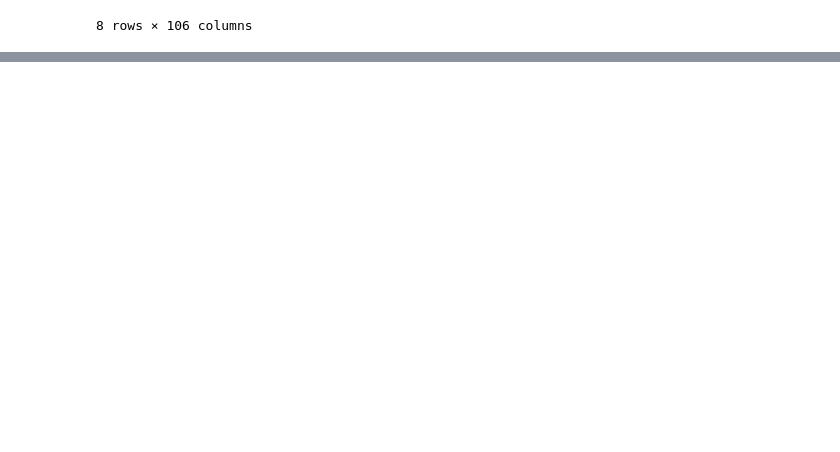
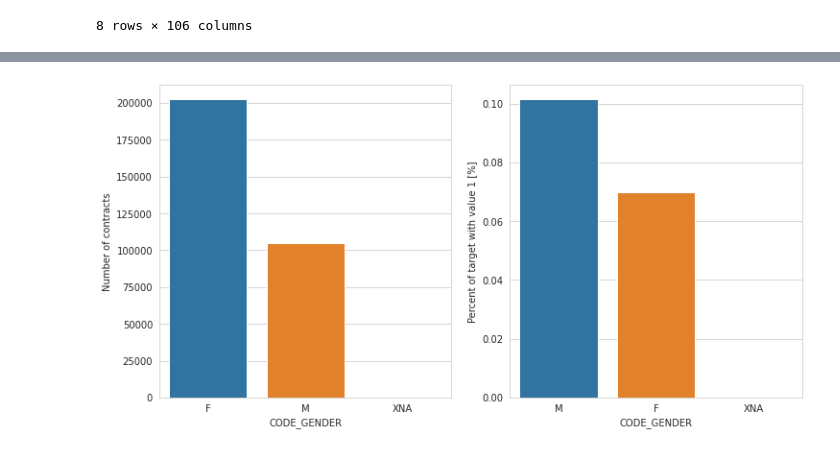
Before and after one commit to maralerdene/DIVER, a Jupyter notebook: Credit_Information_Analysis.ipynb, the cells around one changed output, grey strips where cells are left out. Cells and saved outputs as stored; diff of their text form; code cells hidden in the pictures; blank space fills up the shorter version.

```diff
--- a/Credit_Information_Analysis.ipynb
+++ b/Credit_Information_Analysis.ipynb
@@ -55,0 +222,5 @@ df.isnull().sum()
+# %%
+# MALE OR FEMALE
+plot_stats('CODE_GENDER')
+# %% [output]
+[figure, added]
```
Also changed, not shown: parts of 14 cells of this notebook.
